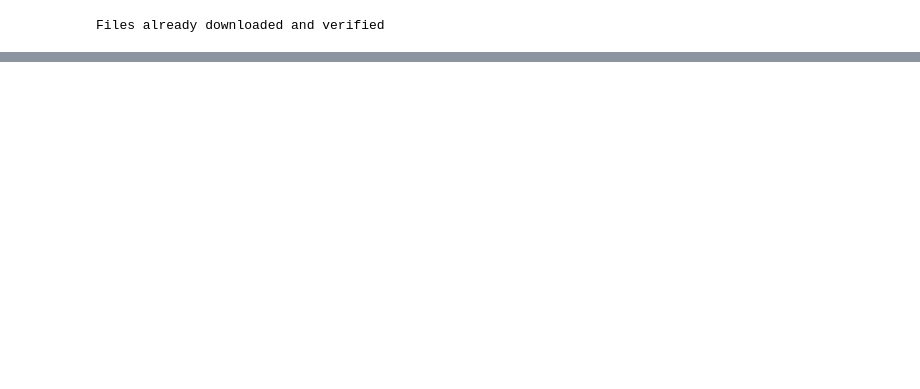
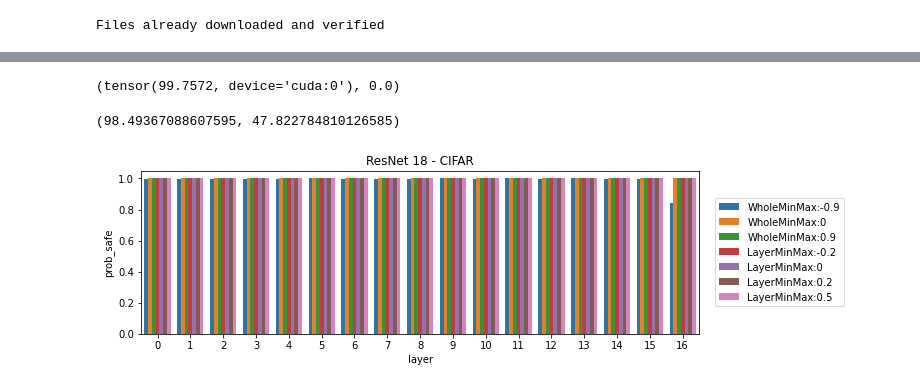
Before and after one commit to Pikus16/Safe-Regions-for-Neurons, a Jupyter notebook: Initial_RFP.ipynb, the cells around one changed output, grey strips where cells are left out. Drawn from its saved outputs; the diff is of its cells as text; code cells hidden in the pictures; blank space fills up the shorter version.

Commit message:
Added in new safe region counter

```diff
--- a/Initial_RFP.ipynb
+++ b/Initial_RFP.ipynb
@@ -173,20 +32,0 @@ pandas.core.frame.DataFrame
-# %%
-def add_safe_results(safe_region_counter):
-    prob_safe_layer = []
-    for layer_name, safe_counts in safe_region_counter.count_safe.items():
-        unsafe_counts = safe_region_counter.count_notsafe[layer_name]
-        if layer_name == 'relu':
-            prob_safe_layer.append(sum(safe_counts) / (sum(safe_counts) + sum(unsafe_counts)))
-        else:
-            # torchvision implementation of resnet calls each relu in the basicblock layer twice
-            num_safe1, num_safe2 = 0,0
-            num_notsafe1, num_notsafe2 = 0,0
-            assert len(safe_counts)%2 == 0
-            for i in range(0,len(safe_counts),2):
-                num_safe1 += safe_counts[i]
-                num_safe2 += safe_counts[i+1]
-                num_notsafe1 += unsafe_counts[i]
-                num_notsafe2 += unsafe_counts[i+1]
-            prob_safe_layer.append(num_safe1 / (num_safe1 + num_notsafe1))
-            prob_safe_layer.append(num_safe2 / (num_safe2 + num_notsafe2))
-    return prob_safe_layer
@@ -268,0 +57,10 @@ df
+# %%
+all_handlers = {
+    "WholeMinMax:-0.9" :  WholeMinMax(-0.9),
+    "WholeMinMax:0" : WholeMinMax(0),
+    "WholeMinMax:0.9" : WholeMinMax(0.9),
+    "LayerMinMax:-0.2" :  LayerMinMax(-0.2),
+    "LayerMinMax:0" : LayerMinMax(0),
+    "LayerMinMax:0.2" : LayerMinMax(0.2),
+    "LayerMinMax:0.5" : LayerMinMax(0.5),
+}
@@ -268,0 +95,16 @@ df
+# %%
+run_counter(resnet18_trained, cifar10_train, list(all_handlers.values()), train=True, adversarial = False)
+# %% [output]
+(tensor(99.7572, device='cuda:0'), 0.0)
+# %%
+run_counter(resnet18_trained, cifar10_test, list(all_handlers.values()), train=False, adversarial = True)
+# %% [output]
+(98.49367088607595, 47.822784810126585)
+# %%
+# Plot Results
+prob_safe_df = pd.DataFrame()
+for k,v in all_handlers.items():
+    prob_safe_df[k] = add_safe_results(v)
+plot_prob_res(prob_safe_df, 'ResNet 18 - CIFAR')
+# %% [output]
+[figure, added]
```
Also changed, not shown: parts of 35 cells of this notebook, 2 other files.
